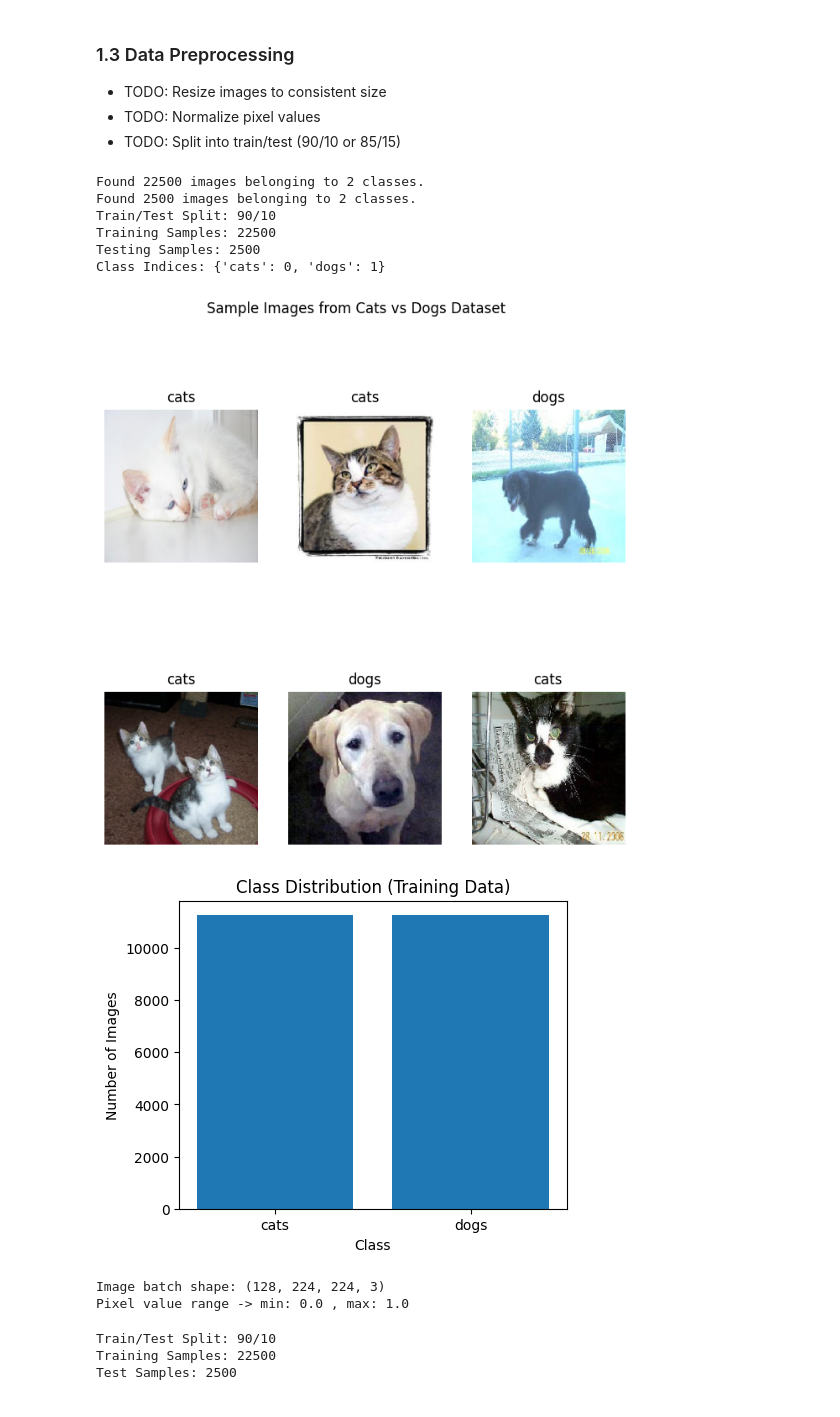
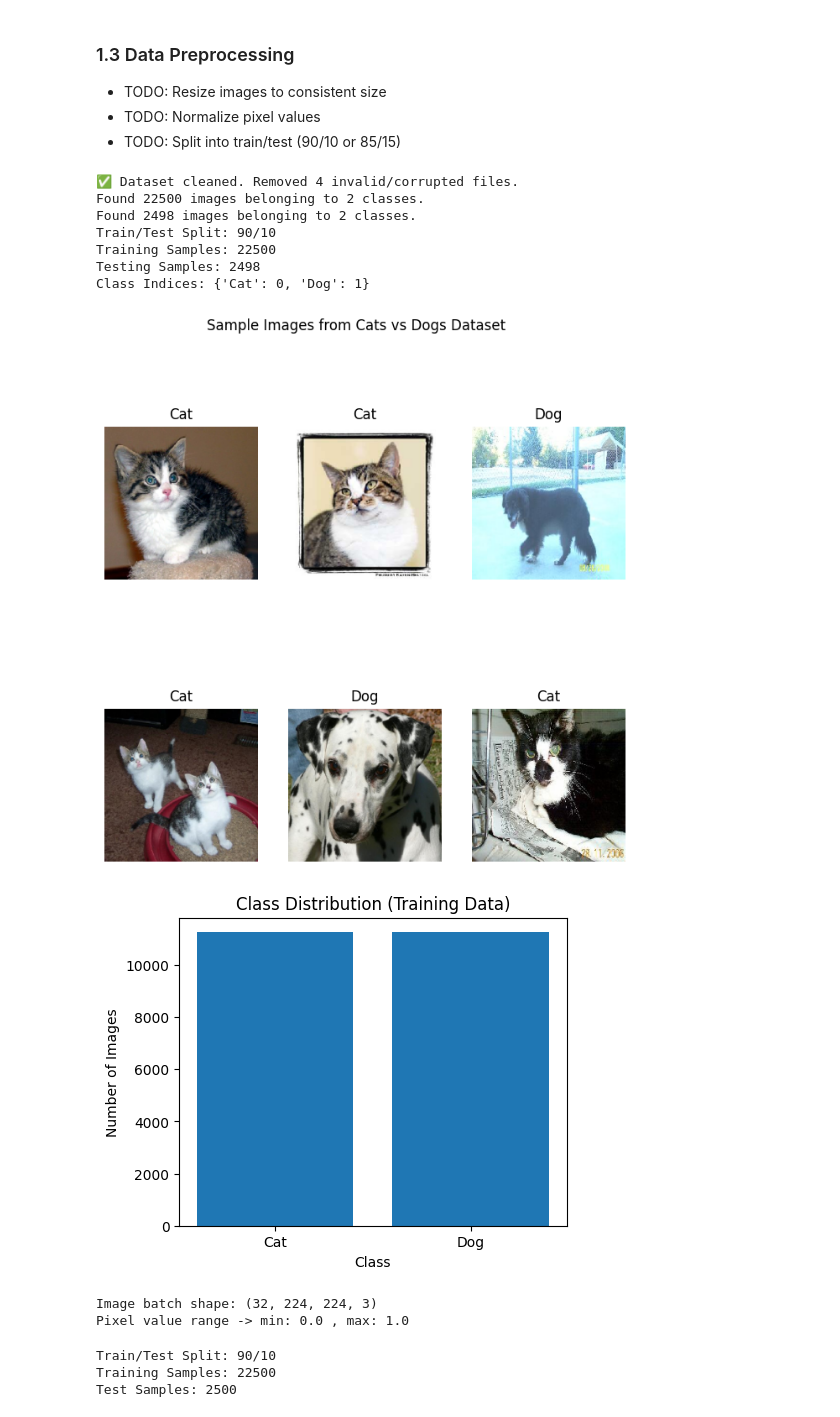
Before and after one commit to Vivek29112001/CNN_Repo, a Jupyter notebook: 2025aa05588_cnn_assignment.ipynb, the cells around one changed output. Drawn from its saved outputs; the diff is of its cells as text; code cells hidden in the pictures.

```diff
--- a/2025aa05588_cnn_assignment.ipynb
+++ b/2025aa05588_cnn_assignment.ipynb
@@ -196,6 +197,7 @@ making accuracy an appropriate and reliable measure of overall model performance
 # PART 1.2: Data Exploration & Visualization
 # PART 1.3: Data Preprocessing
 # ================================
+ImageFile.LOAD_TRUNCATED_IMAGES = False
 
 shutil.rmtree("cats_dogs/.ipynb_checkpoints", ignore_errors=True)
 
@@ -203,9 +205,32 @@ shutil.rmtree("cats_dogs/.ipynb_checkpoints", ignore_errors=True)
 # ----------------
 # Dataset Path
 # ----------------
-DATASET_DIR = "cats_dogs"   # <-- EXACT path as per your folder
+# DATASET_DIR = "cats_dogs"   # <-- EXACT path as per your folder
+def clean_dataset(dataset_dir):
+    removed = 0
+    for root, _, files in os.walk(dataset_dir):
+        for file in files:
+            path = os.path.join(root, file)
+
+            # allow only valid image extensions
+            if not file.lower().endswith((".jpg", ".jpeg", ".png")):
+                os.remove(path)
+                removed += 1
+                continue
+
+            try:
+                with Image.open(path) as img:
+                    img.verify()
+            except Exception:
+                os.remove(path)
+                removed += 1
+
+    print(f"✅ Dataset cleaned. Removed {removed} invalid/corrupted files.")
+
+clean_dataset(DATASET_DIR)
+
 IMG_SIZE = (224, 224)
-BATCH_SIZE = 128
+BATCH_SIZE = 32
 
 # ----------------
 # Train/Test Split
@@ -260,39 +285,40 @@ for i in range(6):
     plt.subplot(2, 3, i + 1)
     plt.imshow(images[i])
     plt.title(class_names[np.argmax(labels[i])])
     plt.axis("off")
 
 plt.suptitle("Sample Images from Cats vs Dogs Dataset")
 plt.show()
 
 # ----------------
 # Class Distribution (Training Set)
 # ----------------
 counts = np.bincount(train_generator.classes)
 labels = list(train_generator.class_indices.keys())
 
 plt.figure(figsize=(5, 4))
 plt.bar(labels, counts)
 plt.title("Class Distribution (Training Data)")
 plt.xlabel("Class")
 plt.ylabel("Number of Images")
 plt.show()
 
 # ----------------
 # Image Statistics
 # ----------------
 print("Image batch shape:", images.shape)
 print("Pixel value range -> min:", images.min(), ", max:", images.max())
 # %% [output]
+✅ Dataset cleaned. Removed 4 invalid/corrupted files.
 Found 22500 images belonging to 2 classes.
-Found 2500 images belonging to 2 classes.
+Found 2498 images belonging to 2 classes.
 Train/Test Split: 90/10
 Training Samples: 22500
-Testing Samples: 2500
-Class Indices: {'cats': 0, 'dogs': 1}
+Testing Samples: 2498
+Class Indices: {'Cat': 0, 'Dog': 1}
-[figure, old version]
+[figure, new version]
-[figure, old version]
+[figure, new version]
-Image batch shape: (128, 224, 224, 3)
+Image batch shape: (32, 224, 224, 3)
 Pixel value range -> min: 0.0 , max: 1.0
 # %%
 print(f"\nTrain/Test Split: {train_test_ratio}")
```
Also changed, not shown: parts of 7 cells of this notebook.
